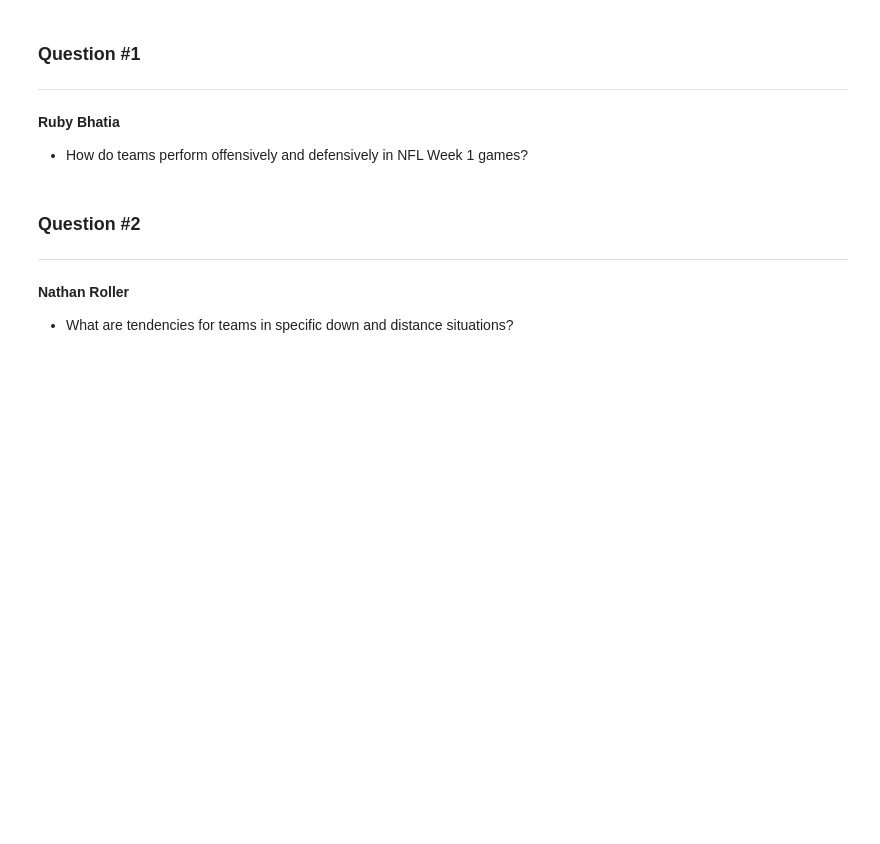
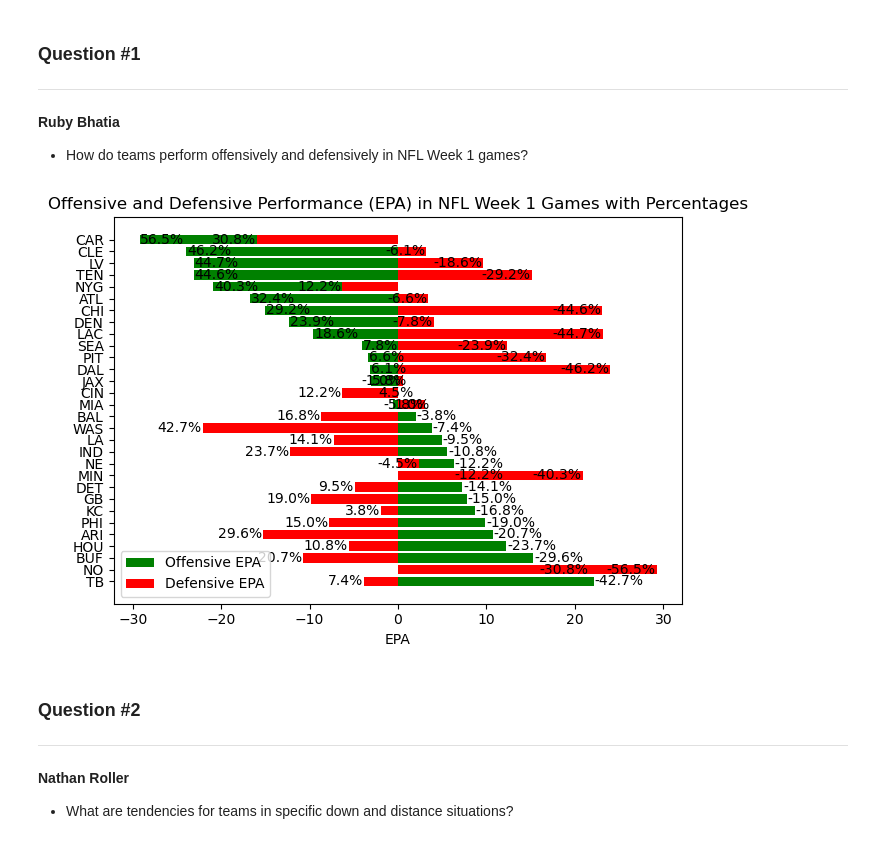
Before and after one commit to rollernathan/NFL_2024_Week_1, a Jupyter notebook: Project 3.ipynb, the cells around one changed output. Drawn from its saved outputs; the diff is of its cells as text; code cells hidden in the pictures; blank space fills up the shorter version.

```diff
--- a/Project 3.ipynb
+++ b/Project 3.ipynb
@@ -20,6 +20,54 @@ df.head()
 ---
 **Ruby Bhatia**
 - How do teams perform offensively and defensively in NFL Week 1 games?
+# %%
+import pandas as pd
+import matplotlib.pyplot as plt
+file_path = r'C:\repos\Project_3_Team_8\rbhatia\play_by_play_2024.csv'
+df = pd.read_csv(file_path, low_memory=False)
+
+# Filter data for Week 1 games
+week1_data = df[df['week'] == 1]
+
+# Calculate offensive performance (sum of EPA) for each team
+offensive_performance = week1_data.groupby('posteam')['epa'].sum().reset_index().rename(columns={'epa': 'offensive_epa'})
+
+# Calculate defensive performance (sum of EPA allowed) for each team
+defensive_performance = week1_data.groupby('defteam')['epa'].sum().reset_index().rename(columns={'epa': 'defensive_epa'})
+
+# Merge offensive and defensive performance data
+performance = pd.merge(offensive_performance, defensive_performance, left_on='posteam', right_on='defteam', suffixes=('_offense', '_defense'))
+performance = performance[['posteam', 'offensive_epa', 'defensive_epa']]
+
+# Calculate percentages for offensive and defensive EPA
+performance['offensive_percentage'] = 100 * (performance['offensive_epa'] / performance['offensive_epa'].sum())
+performance['defensive_percentage'] = 100 * (performance['defensive_epa'] / performance['defensive_epa'].sum())
+
+# Sort teams by offensive and defensive performance for visualization
+performance_sorted = performance.sort_values(by='offensive_epa', ascending=False)
+
+# Plot offensive EPA with percentages
+bars = plt.barh(performance_sorted['posteam'], performance_sorted['offensive_epa'], color='green', label='Offensive EPA')
+
+# Add offensive percentage labels
+for bar, percentage in zip(bars, performance_sorted['offensive_percentage']):
+    plt.text(bar.get_width() + 0.1, bar.get_y() + bar.get_height()/2, f'{percentage:.1f}%', va='center')
+
+# Plot defensive EPA (negate for visualization) with percentages
+bars_defense = plt.barh(performance_sorted['posteam'], -performance_sorted['defensive_epa'], color='red', label='Defensive EPA')
+
+# Add defensive percentage labels
+for bar, percentage in zip(bars_defense, performance_sorted['defensive_percentage']):
+    plt.text(bar.get_width() - 0.1, bar.get_y() + bar.get_height()/2, f'{-percentage:.1f}%', va='center', ha='right')
+
+plt.xlabel('EPA')
+plt.title('Offensive and Defensive Performance (EPA) in NFL Week 1 Games with Percentages')
+plt.legend()
+
+plt.tight_layout()
+plt.show()
+# %% [output]
+[figure, added]
 # %% [markdown]
 ### Question #2
 ----
```
